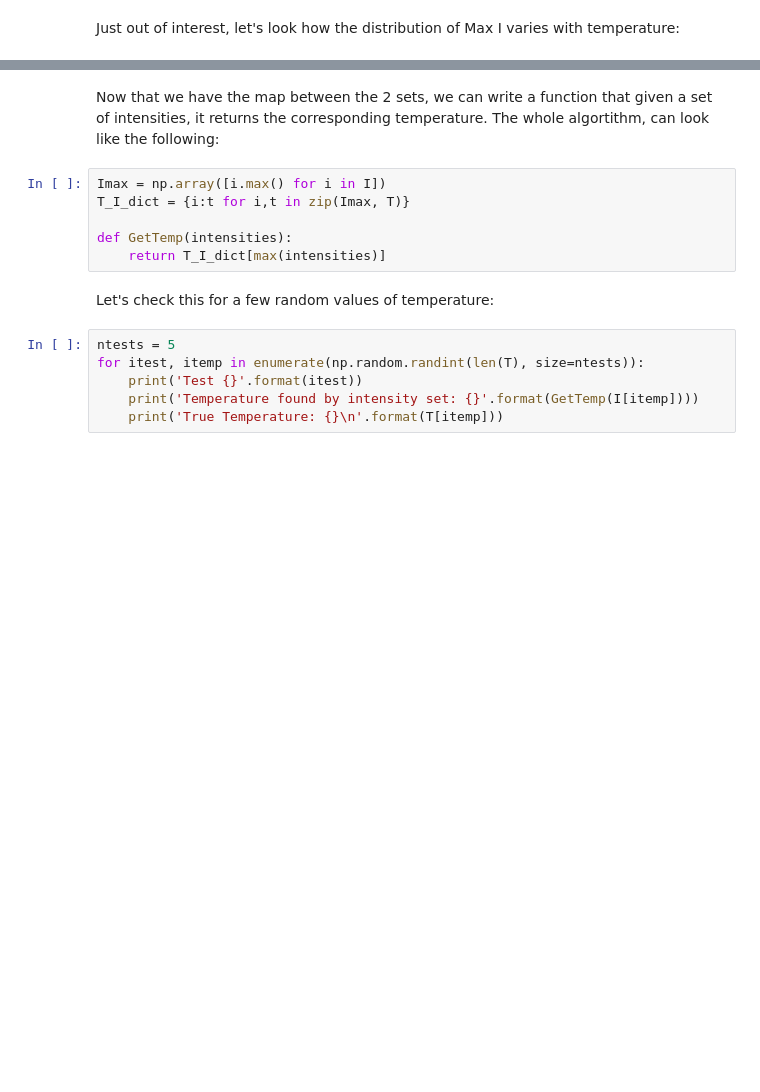
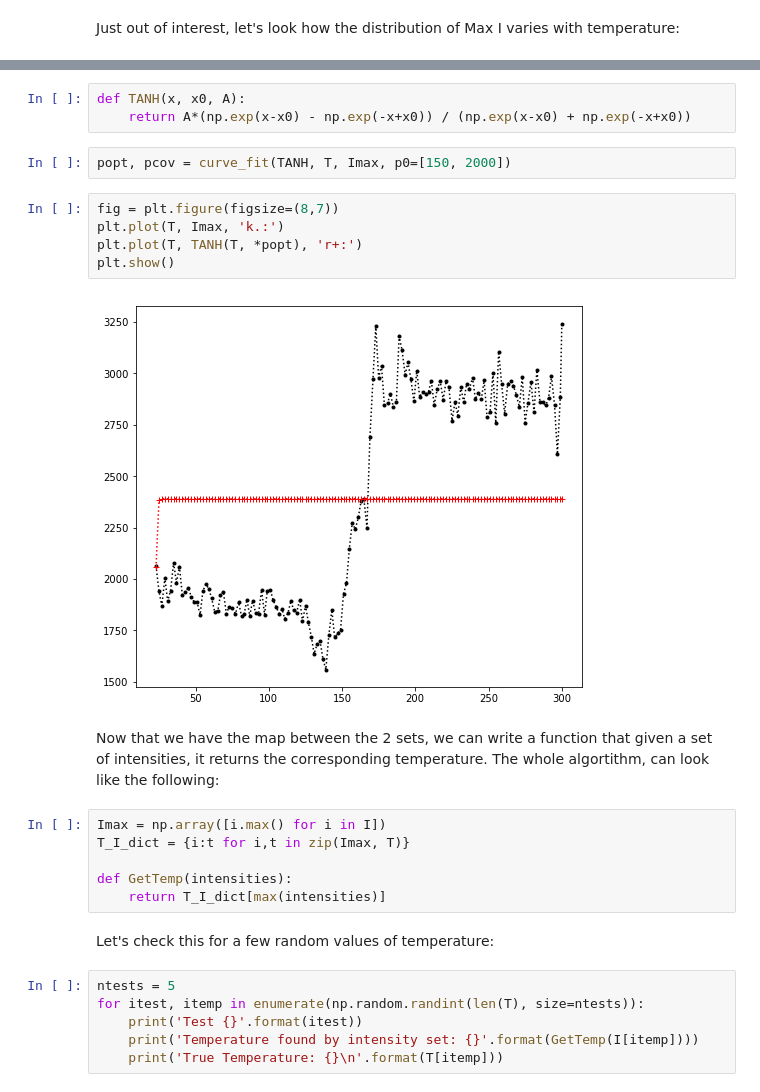
Before and after one commit to gcsantucci/SMC_DataChallenge17, a Jupyter notebook: analysis/analysis.ipynb, the cells around one changed output, grey strips where cells are left out. Drawn from its saved outputs; the diff is of its cells as text; blank space fills up the shorter version.

```diff
--- a/analysis/analysis.ipynb
+++ b/analysis/analysis.ipynb
@@ -129,3 +148,15 @@ plt.show()
+# %%
+def TANH(x, x0, A):
+    return A*(np.exp(x-x0) - np.exp(-x+x0)) / (np.exp(x-x0) + np.exp(-x+x0))
+# %%
+popt, pcov = curve_fit(TANH, T, Imax, p0=[150, 2000])
+# %%
+fig = plt.figure(figsize=(8,7))
+plt.plot(T, Imax, 'k.:')
+plt.plot(T, TANH(T, *popt), 'r+:')
+plt.show()
+# %% [output]
+[figure, added]
 # %% [markdown]
 Now that we have the map between the 2 sets, we can write a function that given a set of intensities, it returns the corresponding temperature. The whole algortithm, can look like the following:
 # %%
```
Also changed, not shown: parts of 15 cells of this notebook, 2 other files.
